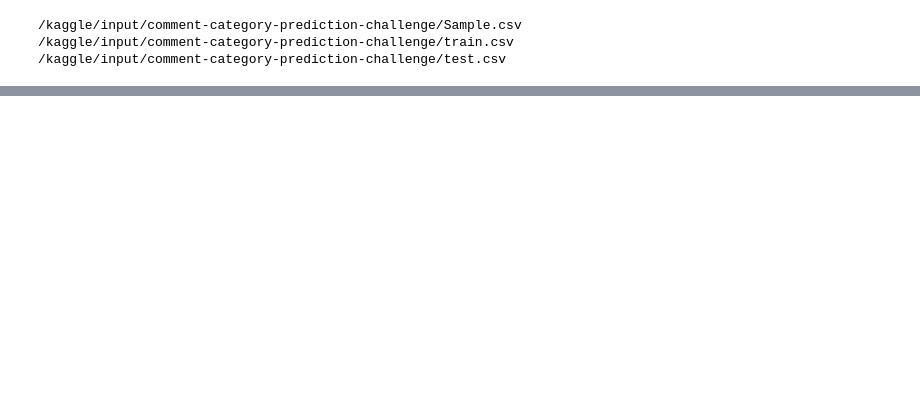
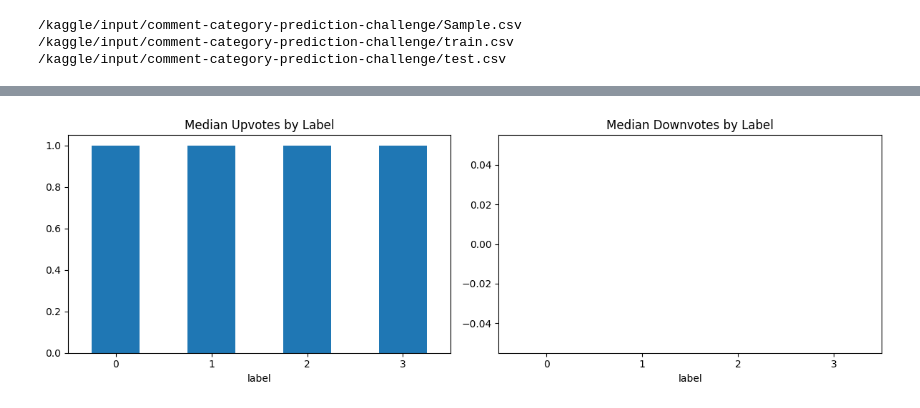
Before and after one commit to akashjhaiitmbs/dlgenaiproject, a Jupyter notebook: notebooks/22f2000701-notebook-t12026.ipynb, the cells around one changed output, grey strips where cells are left out. Drawn from its saved outputs; the diff is of its cells as text; code cells hidden in the pictures; blank space fills up the shorter version.

```diff
--- a/notebooks/22f2000701-notebook-t12026.ipynb
+++ b/notebooks/22f2000701-notebook-t12026.ipynb
@@ -220,0 +133,14 @@ test_preds = np.argmax(test_preds, axis=1)
+# %%
+fig, axes = plt.subplots(1, 2, figsize=(12, 4))
+train.groupby('label')['upvote'].median().plot(kind='bar', ax=axes[0])
+axes[0].set_title('Median Upvotes by Label')
+axes[0].tick_params(axis='x', rotation=0)
+
+train.groupby('label')['downvote'].median().plot(kind='bar', ax=axes[1])
+axes[1].set_title('Median Downvotes by Label')
+axes[1].tick_params(axis='x', rotation=0)
+
+plt.tight_layout()
+plt.show()
+# %% [output]
+[figure, added]
```
Also changed, not shown: parts of 52 cells of this notebook.
